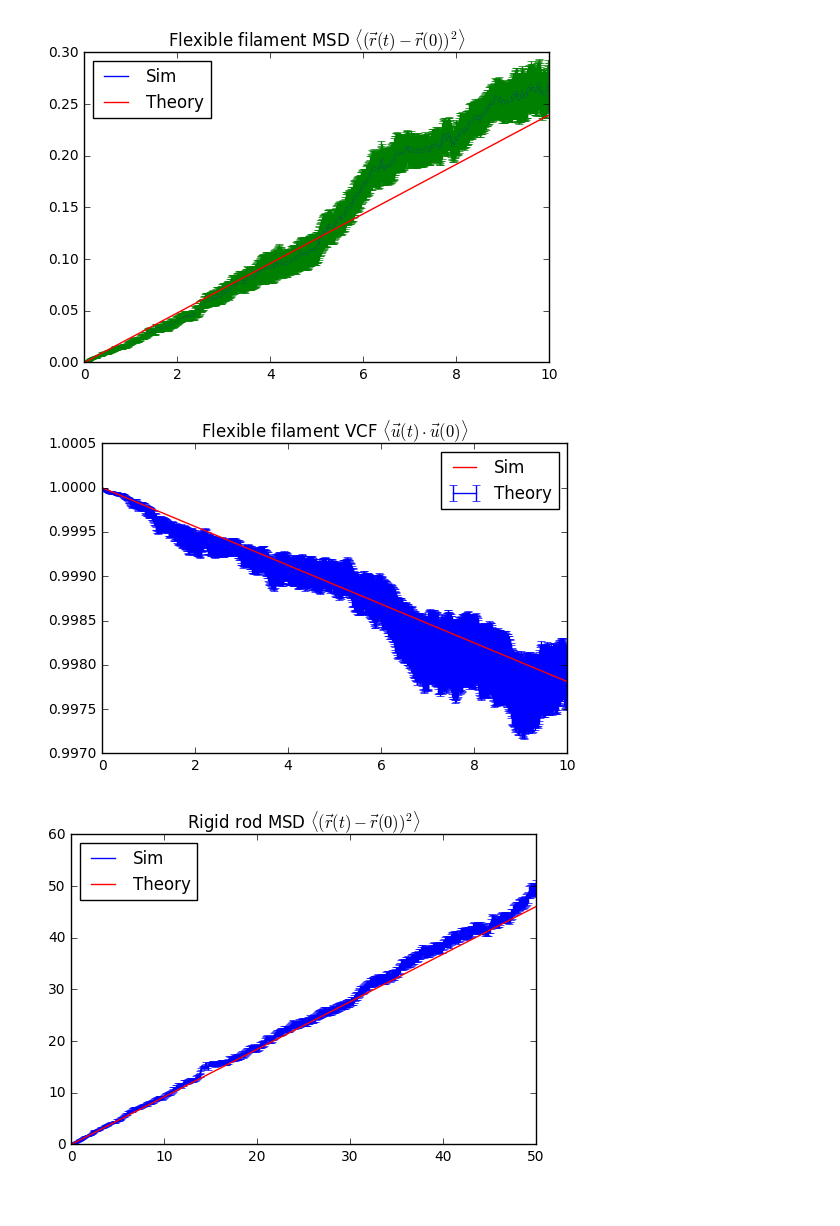
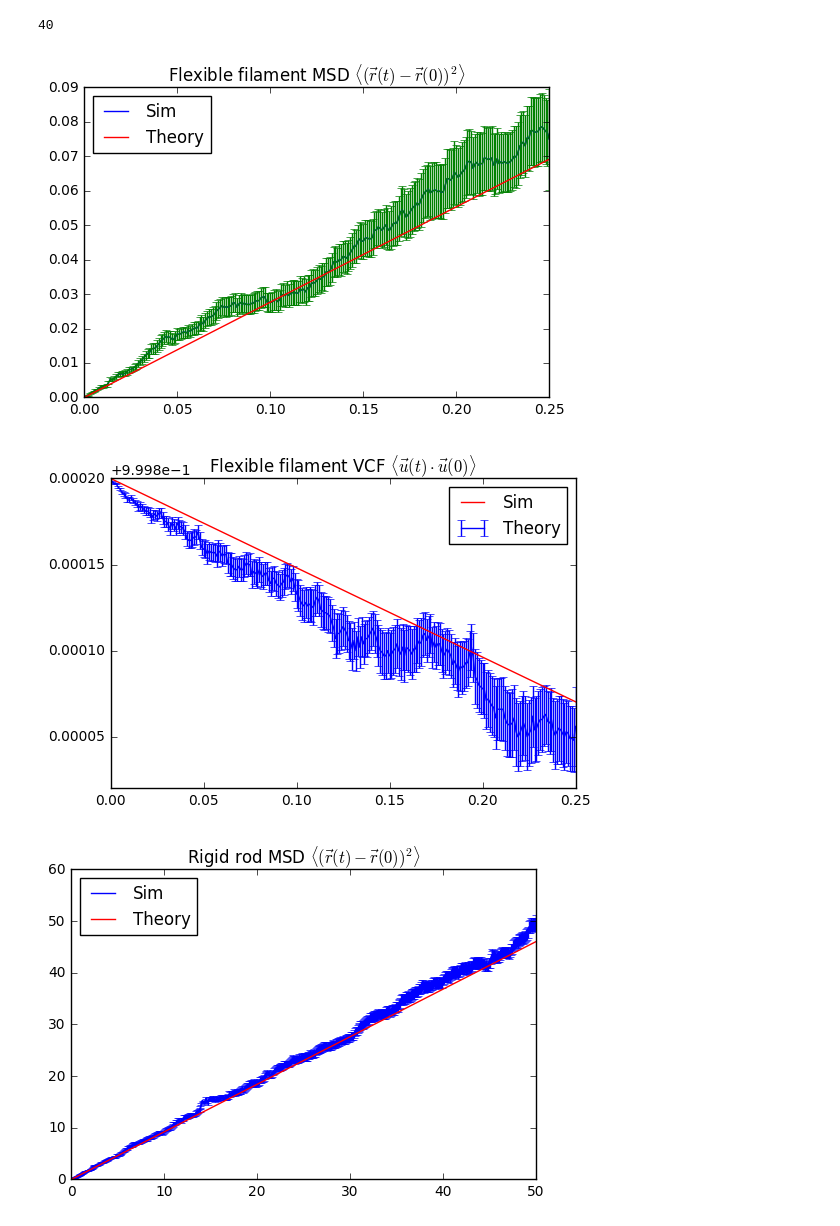
Before and after one commit to jeffmm/simcore, a Jupyter notebook: scripts/PlotDiffusionPosit.ipynb, the cells around one changed output. Saved outputs shown, nothing was run; the diff lists cells and outputs as text; code cells hidden in the pictures.

Commit message:
3d MSD bug fixed, filament diffusion sane
Former-commit-id: ab65c3e8124c26a205eec06259c80139080ddbd0

```diff
--- a/scripts/PlotDiffusionPosit.ipynb
+++ b/scripts/PlotDiffusionPosit.ipynb
@@ -5,7 +5,15 @@ from scipy import stats
 # matplotlib.use("macosx")
 import matplotlib.pyplot as plt
 # %%
-f=open("../2d.lp20.l20.cl4.v2.filament.posit.diffusion",'r')
+ndim=3
+length=40
+cl=5
+lp="040k"
+#ver=2
+#f=open("../"+str(ndim)+"d_lp10000_l"+str(length)+"_cl"+str(cl)+"_filament.diffusion",'r')
+f=open("../"+str(ndim)+"d_l"+"{0:0=3d}".format(length)+"_lp"+lp+"_cl"+"{0:0=2d}".format(cl)+"_filament.diffusion",'r')
+#f=open("../"+str(ndim)+"d_l"+str(length)+"_br_rod.diffusion",'r')
+#f=open("../sc_filament.diffusion",'r')
 f.readline()
 line = f.readline()
 line=line.split()
@@ -29,10 +37,11 @@ for line in f:
     vcferr.append(float(line[4]))
 f.close()
 # %%
-length=20
 dMean = np.log(length)/length
 tm = np.linspace(time[0],time[len(time)-1],1000)
-theory = lambda t: 0.08*0.5*4*dMean*t
+theory = lambda t: (2*ndim)*dMean*(0.5*t)
+print length
+#theory = lambda t: 0.01*(2*ndim)*dMean*t
 plt.figure()
 plt.plot(time,msd)
 plt.errorbar(time,msd,yerr=msderr)
@@ -43,31 +52,32 @@ plt.title("Flexible filament MSD "+r'$\langle (\vec{r}(t)-\vec{r}(0))^2 \rangle$
 plt.legend(["Sim","Theory"],loc=0)
 plt.show()
 # %% [output]
+40
-[figure, old version]
+[figure, new version]
 # %%
-length=20
 dRot=9.0*np.log(length)/(length)**3
 # Semiflexible chain theory (works for Lp/L ~ 1)
 #Lp = 20
 #dRot=1.0/(2*Lp)
 tm = np.linspace(time[0],time[len(time)-1],1000)
-theory = lambda t: np.exp(-dRot*t*0.5*.13)
+theory = lambda t: np.exp(-dRot*t)
+#theory = lambda t: np.exp(-0.15*dRot*(0.5*t))
 #vcf2=[]
 #time2=[]
 #for i in time:
 #    time2.append(i*dRot)
 #for i in vcf:
 #    vcf2.append(2-2*i)
 #theory = lambda t: 2*t
 #plt.errorbar(time,meanOrientation,yerr=sems)
 #plt.plot(time,vcf)
 plt.errorbar(time,vcf,yerr=vcferr)
 plt.plot(tm, theory(tm),'r-')
 plt.title("Flexible filament VCF "+r'$\langle \vec{u}(t)\cdot\vec{u}(0) \rangle$')
 plt.legend(["Sim","Theory"],loc=0)
 plt.show()
 # %% [output]
-[figure, old version]
+[figure, new version]
 # %%
 f=open("../2d.br_rod.posit.diffusion",'r')
 f.readline()
```
Also changed, not shown: 23 other files.
